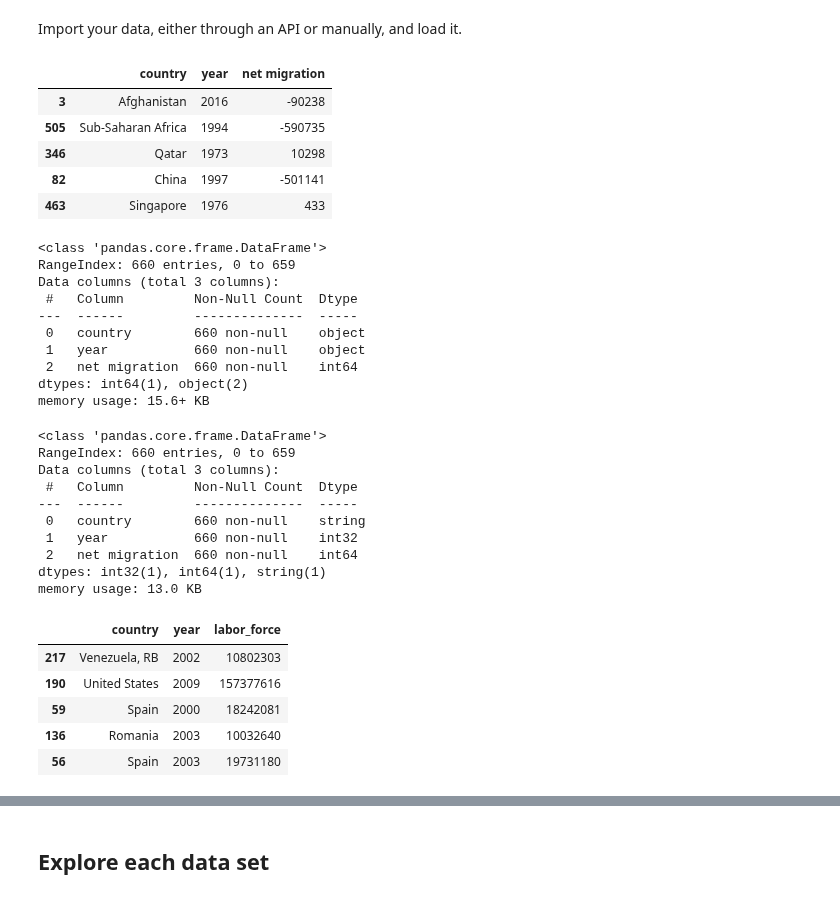
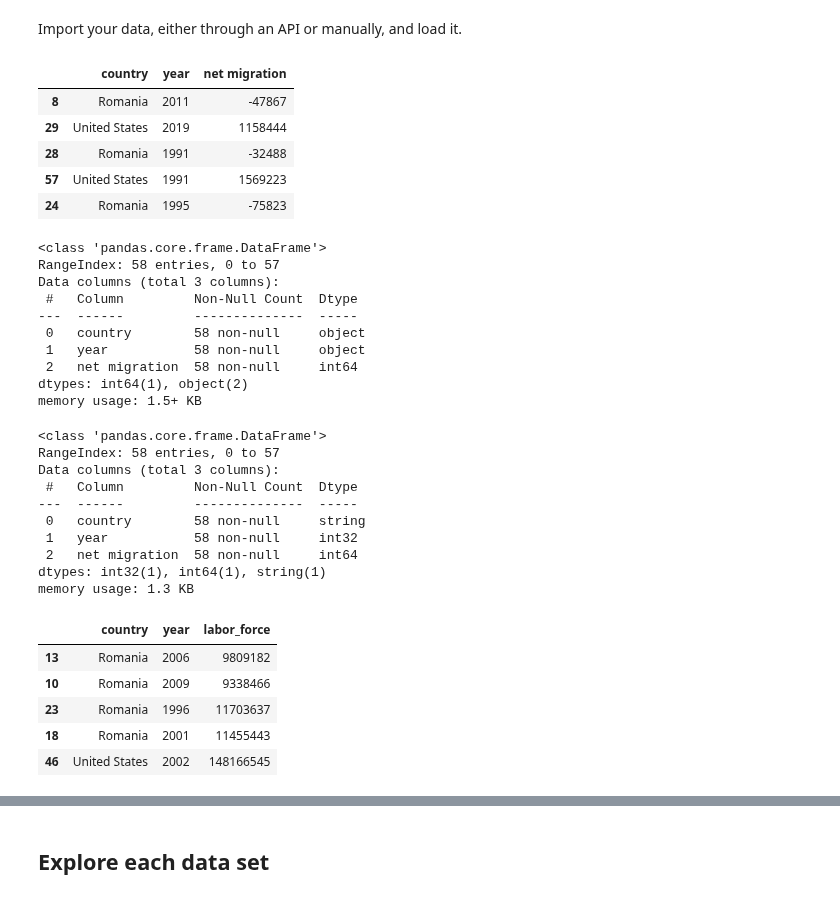
Before and after one commit to NumEconCopenhagen/projects-2023-the-best-duo, a Jupyter notebook: dataproject/dataproject.ipynb, the cells around one changed output, grey strips where cells are left out. Cells and saved outputs as stored; diff of their text form; code cells hidden in the pictures.

```diff
--- a/dataproject/dataproject.ipynb
+++ b/dataproject/dataproject.ipynb
@@ -31,31 +31,34 @@ The autoreload extension is already loaded. To reload it, use:
 # %% [markdown]
 Import your data, either through an API or manually, and load it.
 # %%
-wb_migration = wb.download(indicator='SM.POP.NETM', country=['VEN','MEX', 'AFG', 'USA', 'SSF', 'SGP', 'CHN', 'GBR', 'ESP', 'QAT', 'ROU'], start=1960, end=2019)
+start_year = 1991
+end_year = 2019
+
+wb_migration = wb.download(indicator='SM.POP.NETM', country=[ 'USA', 'ROU'], start=start_year, end=end_year)
 
 wb_migration = wb_migration.rename(columns = {'SM.POP.NETM':'net migration'})
 wb_migration = wb_migration.reset_index()
 wb_migration.sample(5)
 # %% [output]
 |  | country | year | net migration |
-| 3 | Afghanistan | 2016 | -90238 |
-| 505 | Sub-Saharan Africa | 1994 | -590735 |
-| 346 | Qatar | 1973 | 10298 |
-| 82 | China | 1997 | -501141 |
-| 463 | Singapore | 1976 | 433 |
+| 8 | Romania | 2011 | -47867 |
+| 29 | United States | 2019 | 1158444 |
+| 28 | Romania | 1991 | -32488 |
+| 57 | United States | 1991 | 1569223 |
+| 24 | Romania | 1995 | -75823 |
 # %%
 wb_migration.info()
 # %% [output]
 <class 'pandas.core.frame.DataFrame'>
-RangeIndex: 660 entries, 0 to 659
+RangeIndex: 58 entries, 0 to 57
 Data columns (total 3 columns):
  #   Column         Non-Null Count  Dtype
 ---  ------         --------------  -----
- 0   country        660 non-null    object
- 1   year           660 non-null    object
- 2   net migration  660 non-null    int64
+ 0   country        58 non-null     object
+ 1   year           58 non-null     object
+ 2   net migration  58 non-null     int64
 dtypes: int64(1), object(2)
-memory usage: 15.6+ KB
+memory usage: 1.5+ KB
 # %%
 # convert year
 wb_migration.year = wb_migration.year.astype(int)
@@ -66,13 +69,13 @@ wb_migration.country = wb_migration.country.astype('string')
 wb_migration.info()
 # %% [output]
 <class 'pandas.core.frame.DataFrame'>
-RangeIndex: 660 entries, 0 to 659
+RangeIndex: 58 entries, 0 to 57
 Data columns (total 3 columns):
  #   Column         Non-Null Count  Dtype
 ---  ------         --------------  -----
- 0   country        660 non-null    string
- 1   year           660 non-null    int32
- 2   net migration  660 non-null    int64
+ 0   country        58 non-null     string
+ 1   year           58 non-null     int32
+ 2   net migration  58 non-null     int64
 dtypes: int32(1), int64(1), string(1)
-memory usage: 13.0 KB
+memory usage: 1.3 KB
 # %%
@@ -79,18 +83,18 @@ memory usage: 13.0 KB
 wb_migration.to_csv('migration.csv', index=False)
 # %%
 
-wb_labour = wb.download(indicator='SL.TLF.TOTL.IN', country=['VEN','MEX', 'AFG', 'USA', 'SSF', 'SGP', 'CHN', 'GBR', 'ESP', 'QAT', 'ROU'], start=2000, end=2019)
+wb_labour = wb.download(indicator='SL.TLF.TOTL.IN', country=[ 'USA', 'ROU'], start=start_year, end=end_year)
 
 wb_labour = wb_labour.rename(columns = {'SL.TLF.TOTL.IN':'labor_force'})
 wb_labour = wb_labour.reset_index()
 wb_labour.sample(5)
 # %% [output]
 |  | country | year | labor_force |
-| 217 | Venezuela, RB | 2002 | 10802303 |
-| 190 | United States | 2009 | 157377616 |
-| 59 | Spain | 2000 | 18242081 |
-| 136 | Romania | 2003 | 10032640 |
-| 56 | Spain | 2003 | 19731180 |
+| 13 | Romania | 2006 | 9809182 |
+| 10 | Romania | 2009 | 9338466 |
+| 23 | Romania | 1996 | 11703637 |
+| 18 | Romania | 2001 | 11455443 |
+| 46 | United States | 2002 | 148166545 |
 # %%
 wb_labour.info()
 # %% [output]
```
Also changed, not shown: parts of 15 cells of this notebook, 7 other files.
